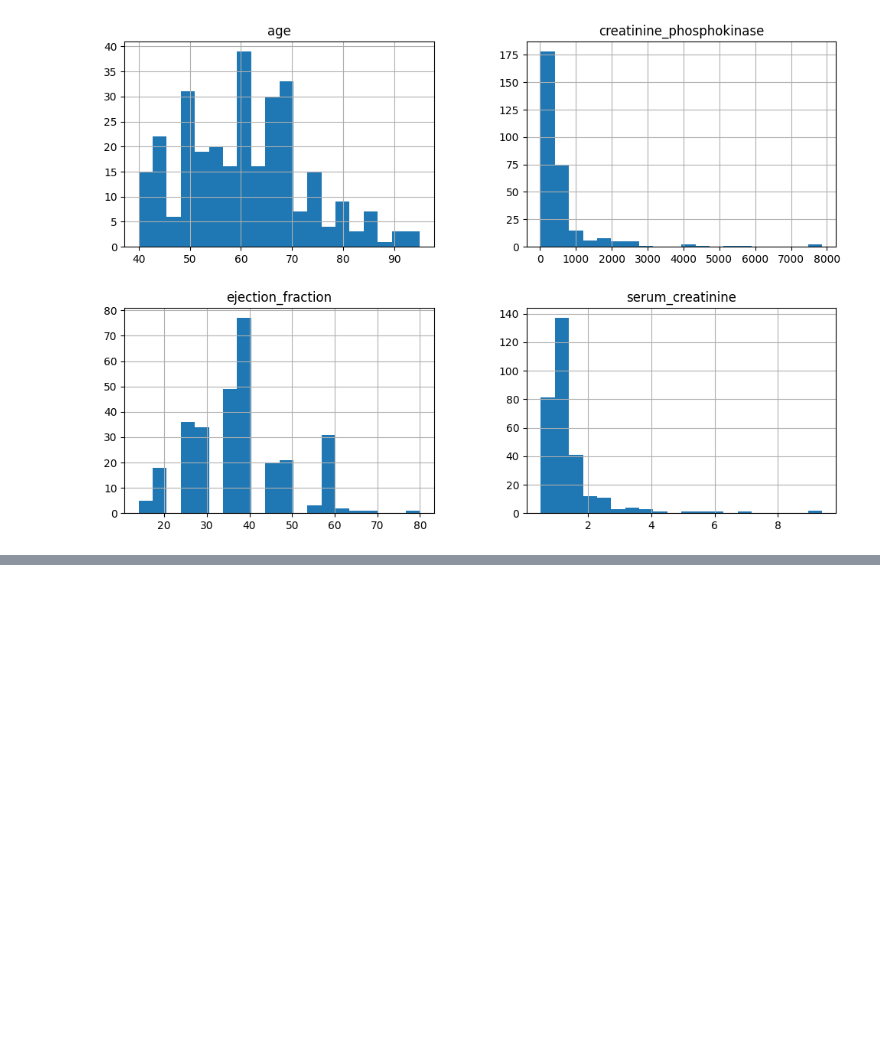
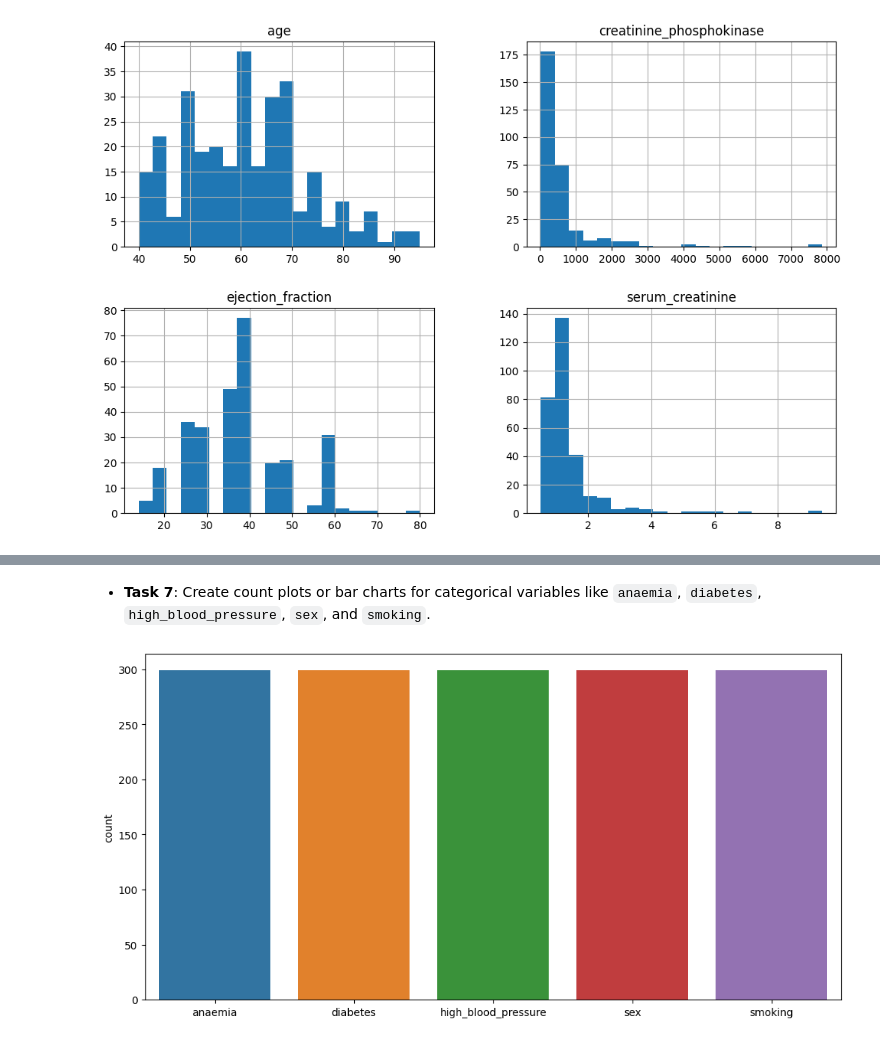
Before and after one commit to rafhan59/Heart-Failure-Prediction-Model, a Jupyter notebook: Assignment_Classification_Model_Evaluation_.ipynb, the cells around one changed output, grey strips where cells are left out. Cells and saved outputs as stored; diff of their text form; code cells hidden in the pictures; blank space fills up the shorter version.

```diff
--- a/Assignment_Classification_Model_Evaluation_.ipynb
+++ b/Assignment_Classification_Model_Evaluation_.ipynb
@@ -166,0 +176,8 @@ plt.show()
+# %% [markdown]
+- **Task 7**: Create count plots or bar charts for categorical variables like `anaemia`, `diabetes`, `high_blood_pressure`, `sex`, and `smoking`.
+# %%
+plt.figure(figsize=(12,6))
+sns.countplot(data=df[['anaemia', 'diabetes', 'high_blood_pressure', 'sex','smoking']])
+plt.show()
+# %% [output]
+[figure, added]
```
Also changed, not shown: parts of 12 cells of this notebook.
